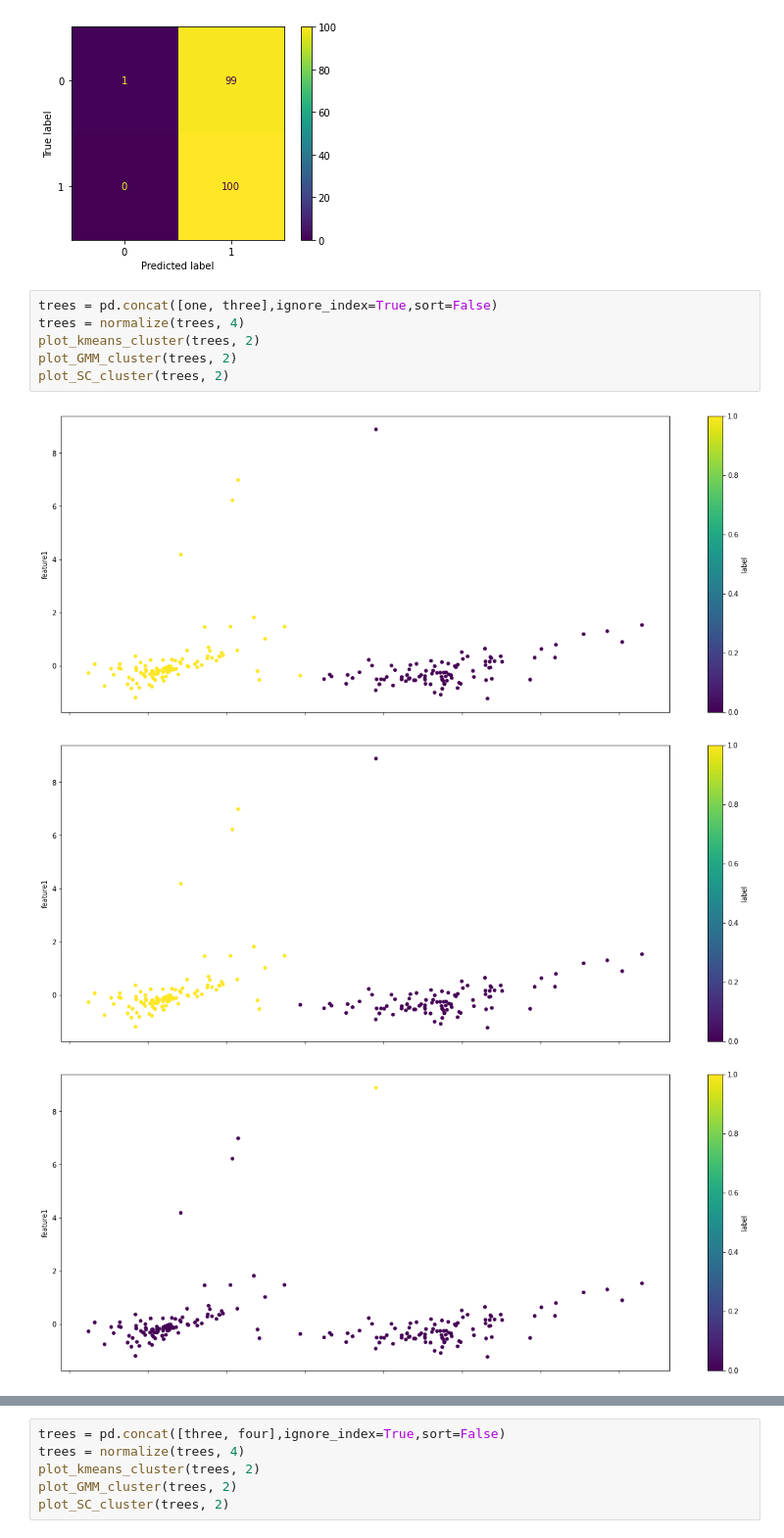
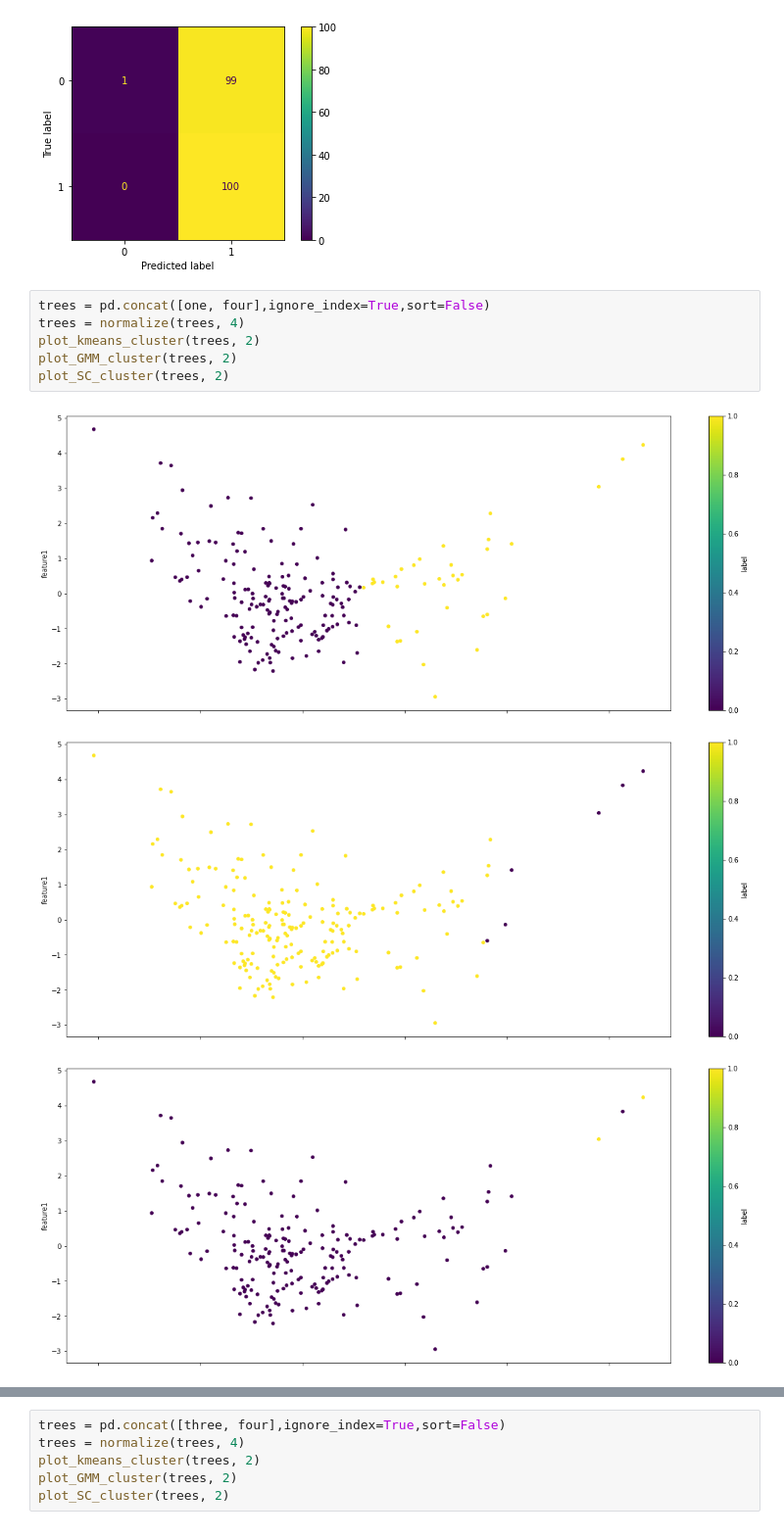
Before and after one commit to solislemuslab/PhyloClustering.jl, a Jupyter notebook: Clutering_check.ipynb, the cells around one changed output, grey strips where cells are left out. Shown at 98% size. Drawn from its saved outputs; the diff is of its cells as text.

```diff
--- a/Clutering_check.ipynb
+++ b/Clutering_check.ipynb
@@ -225,13 +225,13 @@ accuracy_labels_2(one, two, 4,"kmeans"), accuracy_labels_2(one, two, 4,"GMM"), a
 [figure]
 [figure]
 # %%
-trees = pd.concat([one, three],ignore_index=True,sort=False)
+trees = pd.concat([one, four],ignore_index=True,sort=False)
 trees = normalize(trees, 4)
 plot_kmeans_cluster(trees, 2)
 plot_GMM_cluster(trees, 2)
 plot_SC_cluster(trees, 2)
 # %% [output]
-[figure, old version]
+[figure, new version]
-[figure, old version]
+[figure, new version]
-[figure, old version]
+[figure, new version]
 # %%
```
Also changed, not shown: parts of 3 cells of this notebook, 1 other file.
